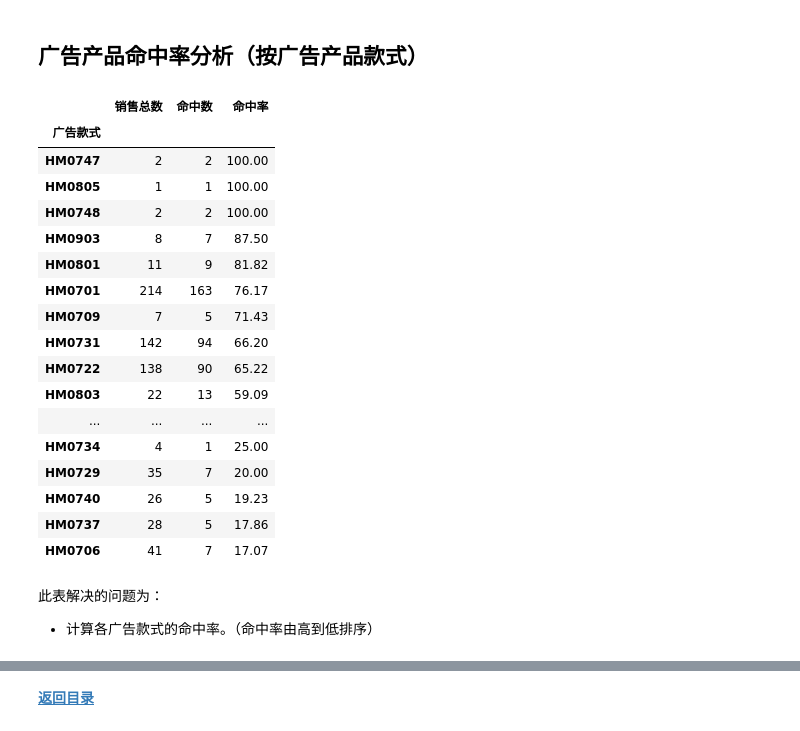
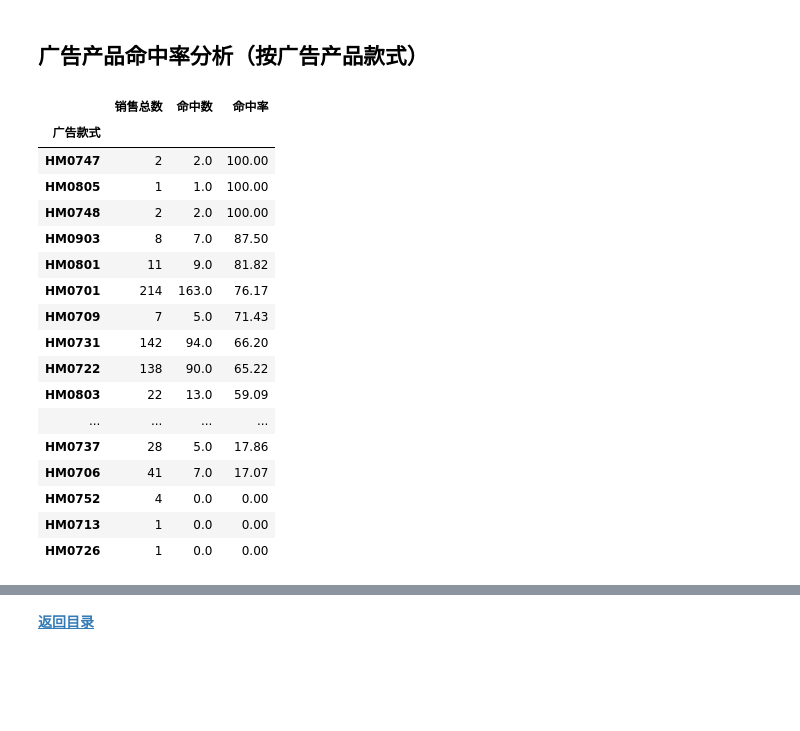
Before and after one commit to dyslab/jnb-sample, a Jupyter notebook: sales_report/amz_ads_pp.ipynb, the cells around one changed output, grey strips where cells are left out. Cells and saved outputs as stored; diff of their text form; code cells hidden in the pictures; blank space fills up the shorter version.

```diff
--- a/sales_report/amz_ads_pp.ipynb
+++ b/sales_report/amz_ads_pp.ipynb
@@ -41,40 +41,38 @@ print('\n结论：广告产品销售合计：{0}件， 命中率：{1:.2f}%。'.
 # %% [markdown]
 ## 广告产品命中率分析（按广告产品款式）
 # %%
-hit_count_df = workdf.groupby(['广告款式']).count()
+# Initialize dataframe
+hit_count_df = workdf.sort_values(by=['广告款式']).groupby(['广告款式']).count()
 hit_count_df = hit_count_df[['广告SKU']]
 hit_count_df['销售总数'] = hit_count_df['广告SKU']
 hit_count_df = hit_count_df[['销售总数']]
 
-hit_true_df = workdf.sort_values(by=['广告款式']).groupby(['广告款式', '命中']).count()
+hit_true_df = workdf.groupby(['广告款式', '命中']).count()
 hit_true_df = hit_true_df[['广告SKU']].xs(True, level='命中')
 hit_true_df['命中数'] = hit_true_df['广告SKU']
 hit_true_df = hit_true_df[['命中数']]
 
-hit_df = hit_count_df.merge(hit_true_df, left_on='广告款式', right_on='广告款式')
+# Merge dataframe base on the index of hit_count_df.
+hit_df = hit_count_df.merge(hit_true_df, how='left', left_on='广告款式', right_on='广告款式').fillna(0)
 hit_df['命中率'] = round(hit_df['命中数'] / hit_df['销售总数'] * 100, 2)
 
 hit_df.sort_values(by=['命中率'], ascending = False)
 # %% [output]
 |  | 销售总数 | 命中数 | 命中率 |
 | 广告款式 |  |  |  |
-| HM0747 | 2 | 2 | 100.00 |
-| HM0805 | 1 | 1 | 100.00 |
-| HM0748 | 2 | 2 | 100.00 |
-| HM0903 | 8 | 7 | 87.50 |
-| HM0801 | 11 | 9 | 81.82 |
-| HM0701 | 214 | 163 | 76.17 |
-| HM0709 | 7 | 5 | 71.43 |
-| HM0731 | 142 | 94 | 66.20 |
-| HM0722 | 138 | 90 | 65.22 |
-| HM0803 | 22 | 13 | 59.09 |
+| HM0747 | 2 | 2.0 | 100.00 |
+| HM0805 | 1 | 1.0 | 100.00 |
+| HM0748 | 2 | 2.0 | 100.00 |
+| HM0903 | 8 | 7.0 | 87.50 |
+| HM0801 | 11 | 9.0 | 81.82 |
+| HM0701 | 214 | 163.0 | 76.17 |
+| HM0709 | 7 | 5.0 | 71.43 |
+| HM0731 | 142 | 94.0 | 66.20 |
+| HM0722 | 138 | 90.0 | 65.22 |
+| HM0803 | 22 | 13.0 | 59.09 |
 | ... | ... | ... | ... |
-| HM0734 | 4 | 1 | 25.00 |
-| HM0729 | 35 | 7 | 20.00 |
-| HM0740 | 26 | 5 | 19.23 |
-| HM0737 | 28 | 5 | 17.86 |
-| HM0706 | 41 | 7 | 17.07 |
+| HM0737 | 28 | 5.0 | 17.86 |
+| HM0706 | 41 | 7.0 | 17.07 |
+| HM0752 | 4 | 0.0 | 0.00 |
+| HM0713 | 1 | 0.0 | 0.00 |
+| HM0726 | 1 | 0.0 | 0.00 |
-# %% [markdown]
-此表解决的问题为：
-
-- 计算各广告款式的命中率。（命中率由高到低排序）
```
Also changed, not shown: parts of 5 cells of this notebook, 1 other file.
